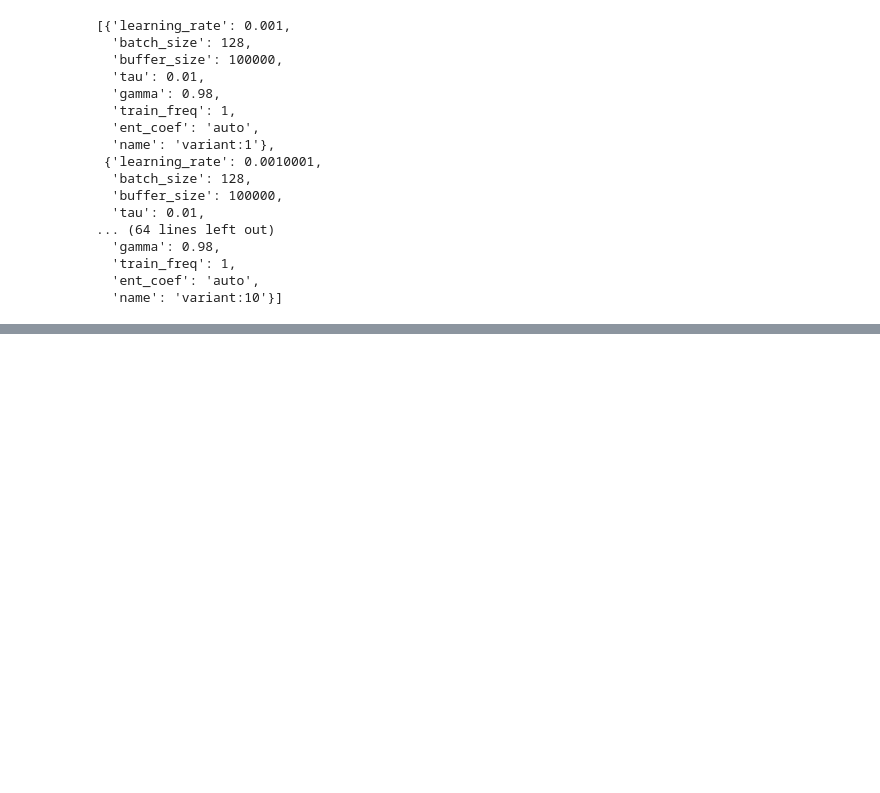
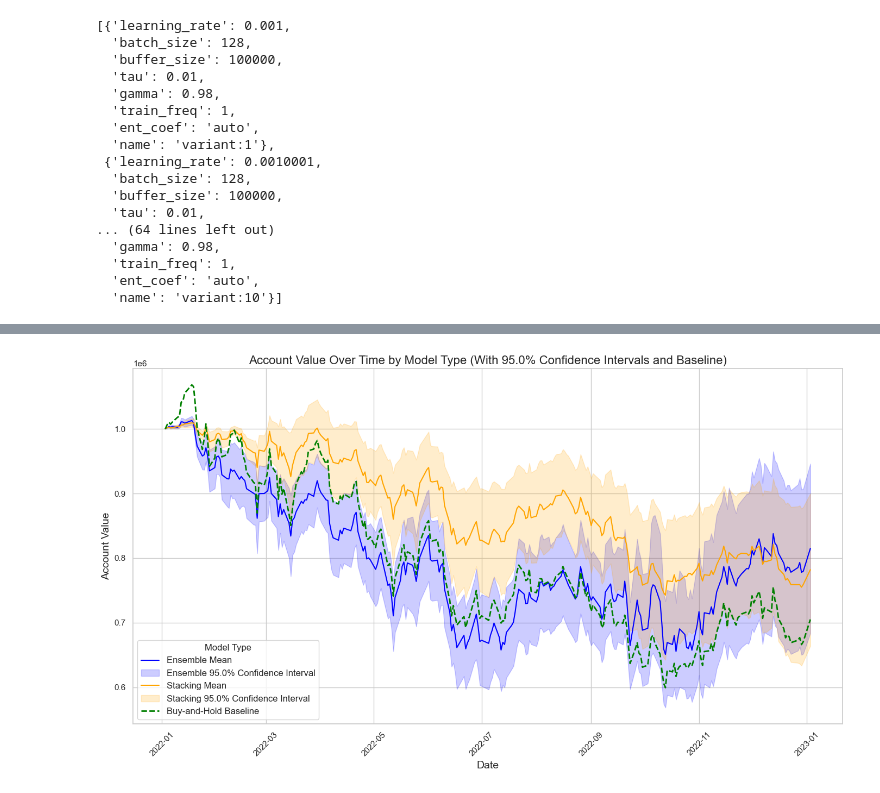
Before and after one commit to t0nyr3n/FinRL, a Jupyter notebook: examples/FinRL_Ensemble_StockTrading_ICAIF_2020_Original.ipynb, the cells around one changed output, grey strips where cells are left out. Cells and saved outputs as stored; diff of their text form; code cells hidden in the pictures; blank space fills up the shorter version.

```diff
--- a/examples/FinRL_Ensemble_StockTrading_ICAIF_2020_Original.ipynb
+++ b/examples/FinRL_Ensemble_StockTrading_ICAIF_2020_Original.ipynb
@@ -751,0 +909,93 @@ dtype: float64
+# %%
+import pandas as pd
+import matplotlib.pyplot as plt
+import seaborn as sns
+from scipy import stats
+import numpy as np
+
+# Assuming your DataFrame is named `all_full_trade_results` for ensemble/stacking and `buynhold_trade` for buy-and-hold
+
+# Ensure the 'date' column in all DataFrames is in datetime format
+all_full_trade_results['date'] = pd.to_datetime(all_full_trade_results['date'], errors='coerce')
+buynhold_trade['date'] = pd.to_datetime(buynhold_trade['date'], errors='coerce')
+
+# Drop rows with invalid dates
+all_full_trade_results = all_full_trade_results.dropna(subset=['date'])
+buynhold_trade = buynhold_trade.dropna(subset=['date'])
+
+# Set the plot style
+sns.set(style="whitegrid")
+
+# Create a new column to categorize the model types for grouping
+all_full_trade_results['model_type'] = all_full_trade_results['model']
+
+# Group by date and model type to calculate the mean and confidence intervals
+grouped = all_full_trade_results.groupby(['date', 'model_type'])['account_value'].agg(
+    mean='mean',
+    std='std',
+    count='count'
+).reset_index()
+
+# Calculate the standard error of the mean (SEM)
+grouped['sem'] = grouped['std'] / grouped['count']**0.5
+
+# Calculate the degrees of freedom
+grouped['df'] = grouped['count'] - 1
+
+# Handle cases where df <= 0
+grouped = grouped[grouped['df'] > 0]
+
+# Calculate the t-critical value for 95% confidence interval
+confidence_level = 0.95
+alpha = 1 - confidence_level
+grouped['t_critical'] = grouped['df'].apply(lambda df: stats.t.ppf(1 - alpha/2, df))
+
+# Calculate the margin of error
+grouped['ME'] = grouped['t_critical'] * grouped['sem']
+
+# Calculate the confidence intervals
+grouped['lower'] = grouped['mean'] - grouped['ME']
+grouped['upper'] = grouped['mean'] + grouped['ME']
+
+# Create the plot
+plt.figure(figsize=(14, 8))
+
+# Plot the mean and confidence interval for each model type
+for model_type, color in zip(['ensemble', 'stacking'], ['blue', 'orange']):
+    model_data = grouped[grouped['model_type'] == model_type]
+    plt.plot(
+        model_data['date'],
+        model_data['mean'],
+        label=f'{model_type.capitalize()} Mean',
+        color=color
+    )
+    plt.fill_between(
+        model_data['date'],
+        model_data['lower'],  # Lower bound of confidence interval
+        model_data['upper'],  # Upper bound of confidence interval
+        color=color,
+        alpha=0.2,
+        label=f'{model_type.capitalize()} {confidence_level*100}% Confidence Interval'
+    )
+
+plt.plot(
+    buynhold_trade['date'],
+    buynhold_trade['account_value'],
+    label="Buy-and-Hold Baseline",
+    color="green",
+    linestyle="--",
+    linewidth=2
+)
+
+# Add labels, title, and legend
+plt.title(f"Account Value Over Time by Model Type (With {confidence_level*100}% Confidence Intervals and Baseline)", fontsize=16)
+plt.xlabel("Date", fontsize=14)
+plt.ylabel("Account Value", fontsize=14)
+plt.legend(title="Model Type", fontsize=12, loc='best')
+plt.xticks(rotation=45)
+plt.tight_layout()
+
+# Show the plot
+plt.show()
+# %% [output]
+[figure, added]
```
Also changed, not shown: parts of 22 cells of this notebook, 3 other files.
